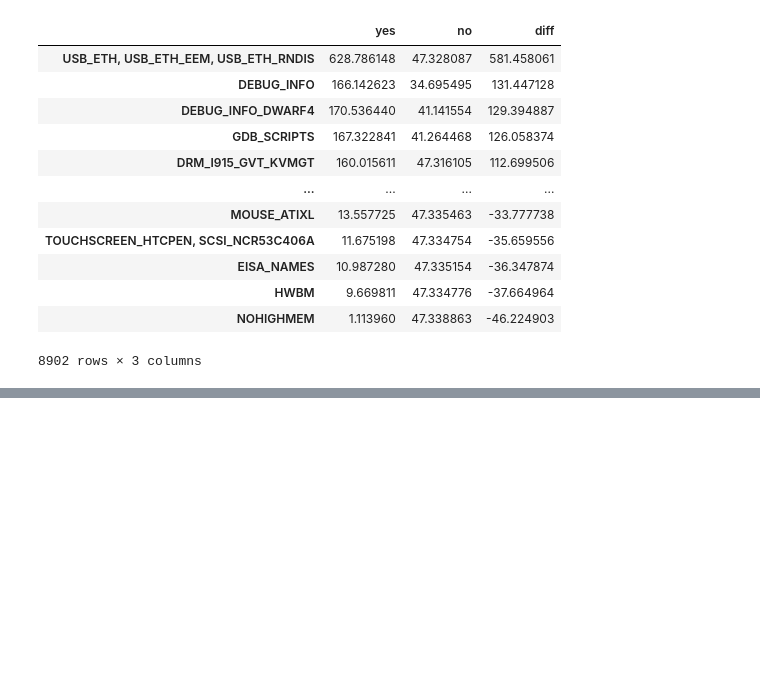
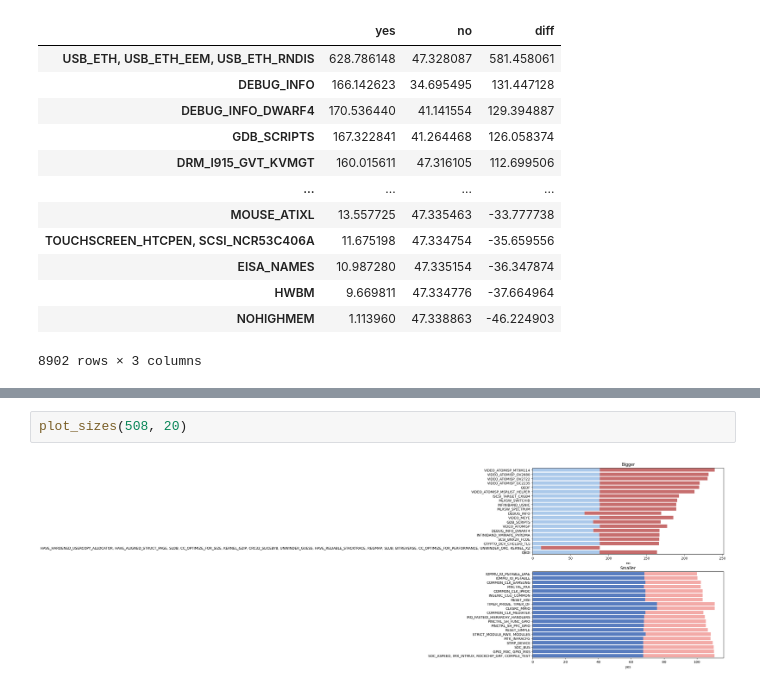
Before and after one commit to TuxML/tuxai, a Jupyter notebook: notebooks/2023_02_10.ipynb, the cells around one changed output, grey strips where cells are left out. Drawn from its saved outputs; the diff is of its cells as text; blank space fills up the shorter version.

```diff
--- a/notebooks/2023_02_10.ipynb
+++ b/notebooks/2023_02_10.ipynb
@@ -250,0 +218,4 @@ plot_sizes(415)
+# %%
+plot_sizes(508, 20)
+# %% [output]
+[figure, added]
```
Also changed, not shown: parts of 10 cells of this notebook.
